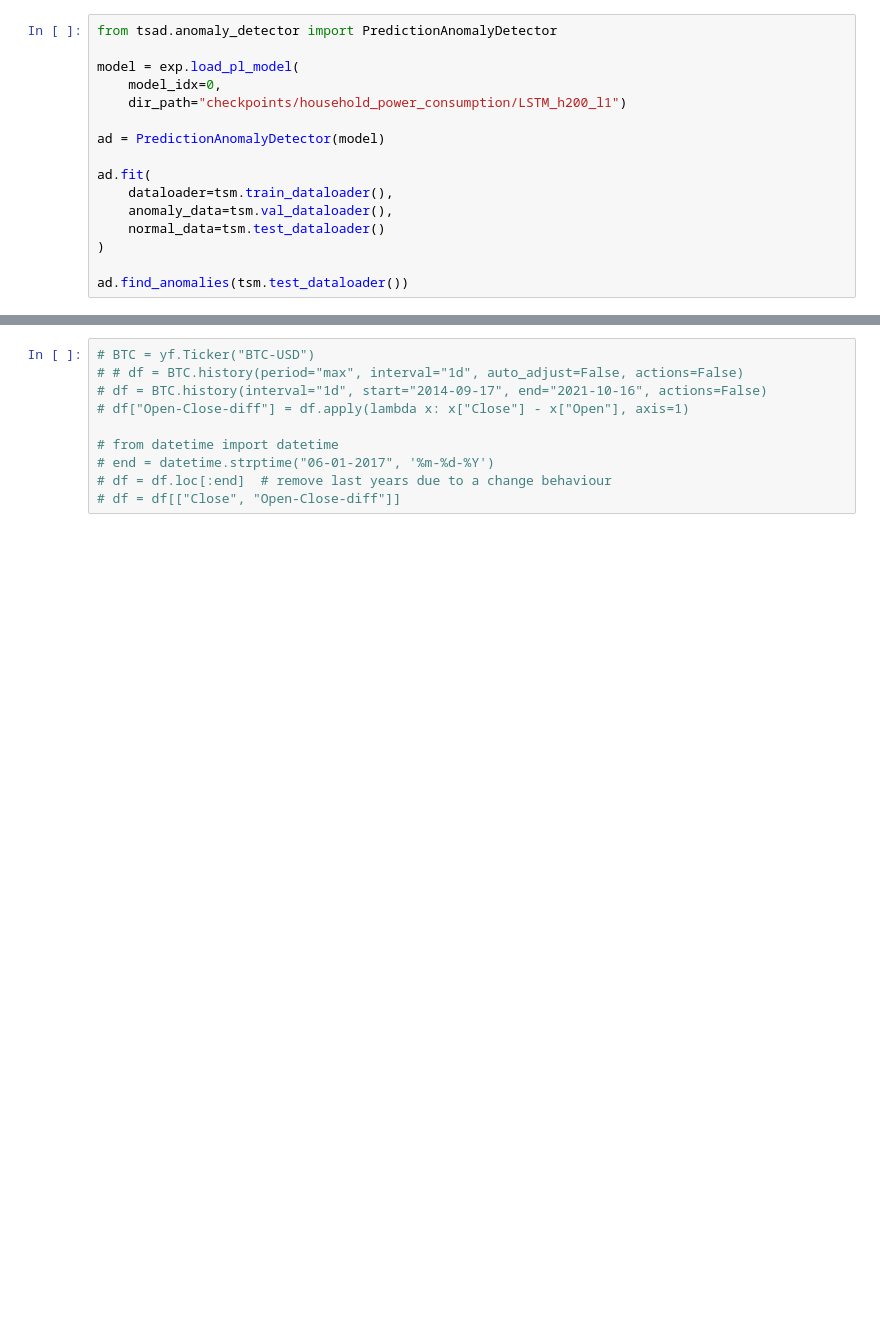
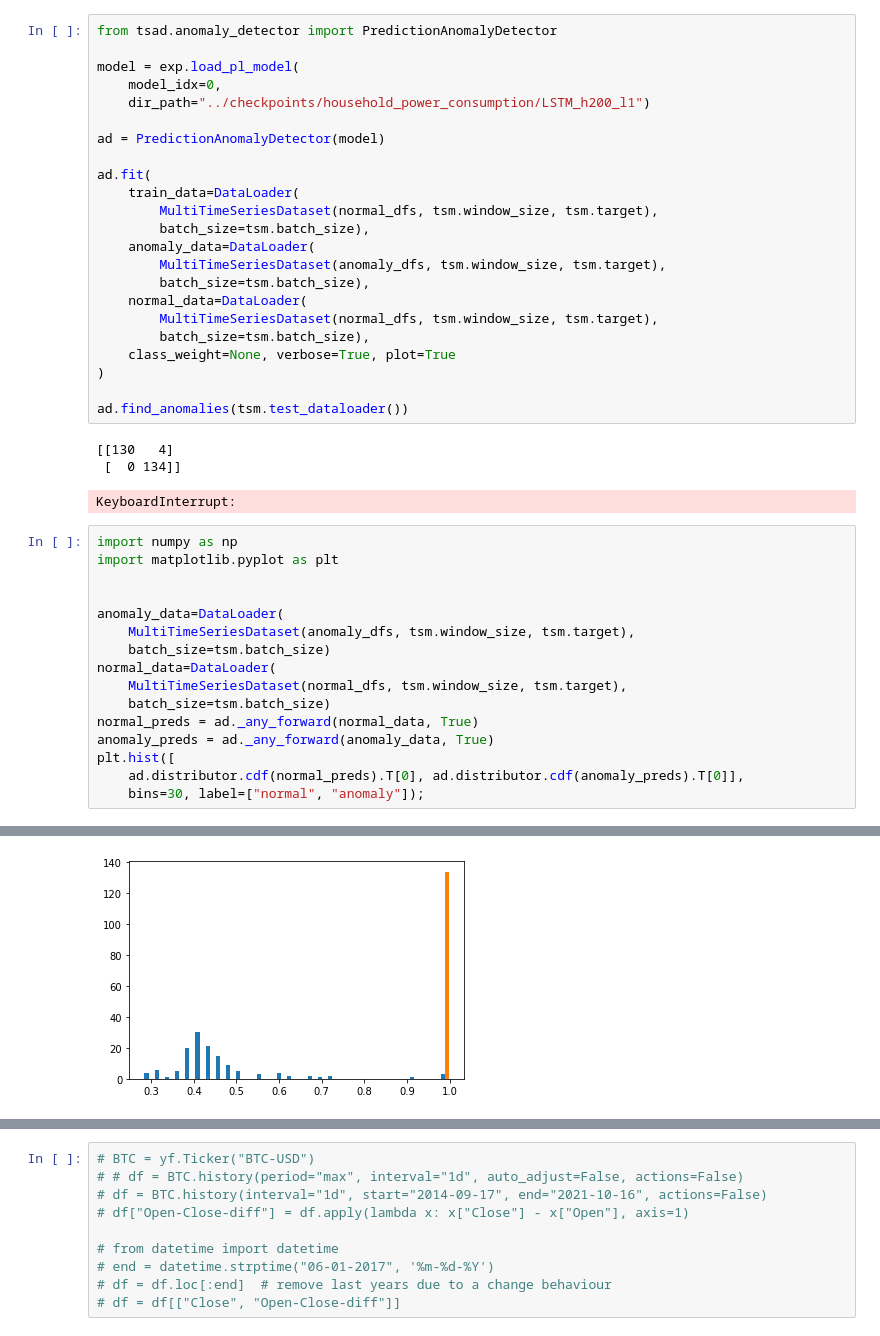
Before and after one commit to Stashq/TS-Forecasting, a Jupyter notebook: notebooks/ts-forecasting.ipynb, the cells around one changed output, grey strips where cells are left out. Cells and saved outputs as stored; diff of their text form; blank space fills up the shorter version.

```diff
--- a/notebooks/ts-forecasting.ipynb
+++ b/notebooks/ts-forecasting.ipynb
@@ -263,14 +133,42 @@ from tsad.anomaly_detector import PredictionAnomalyDetector
 
 model = exp.load_pl_model(
     model_idx=0,
-    dir_path="checkpoints/household_power_consumption/LSTM_h200_l1")
+    dir_path="../checkpoints/household_power_consumption/LSTM_h200_l1")
 
 ad = PredictionAnomalyDetector(model)
 
 ad.fit(
-    dataloader=tsm.train_dataloader(),
-    anomaly_data=tsm.val_dataloader(),
-    normal_data=tsm.test_dataloader()
+    train_data=DataLoader(
+        MultiTimeSeriesDataset(normal_dfs, tsm.window_size, tsm.target),
+        batch_size=tsm.batch_size),
+    anomaly_data=DataLoader(
+        MultiTimeSeriesDataset(anomaly_dfs, tsm.window_size, tsm.target),
+        batch_size=tsm.batch_size),
+    normal_data=DataLoader(
+        MultiTimeSeriesDataset(normal_dfs, tsm.window_size, tsm.target),
+        batch_size=tsm.batch_size),
+    class_weight=None, verbose=True, plot=True
 )
 
 ad.find_anomalies(tsm.test_dataloader())
+# %% [output]
+[[130   4]
+ [  0 134]]
+KeyboardInterrupt:
+# %%
+import numpy as np
+import matplotlib.pyplot as plt
+
+
+anomaly_data=DataLoader(
+    MultiTimeSeriesDataset(anomaly_dfs, tsm.window_size, tsm.target),
+    batch_size=tsm.batch_size)
+normal_data=DataLoader(
+    MultiTimeSeriesDataset(normal_dfs, tsm.window_size, tsm.target),
+    batch_size=tsm.batch_size)
+normal_preds = ad._any_forward(normal_data, True)
+anomaly_preds = ad._any_forward(anomaly_data, True)
+plt.hist([
+    ad.distributor.cdf(normal_preds).T[0], ad.distributor.cdf(anomaly_preds).T[0]],
+    bins=30, label=["normal", "anomaly"]);
+# %% [output]
@@ -276,0 +189 @@ ad.find_anomalies(tsm.test_dataloader())
+[figure, added]
```
Also changed, not shown: parts of 12 cells of this notebook, 8 other files.
